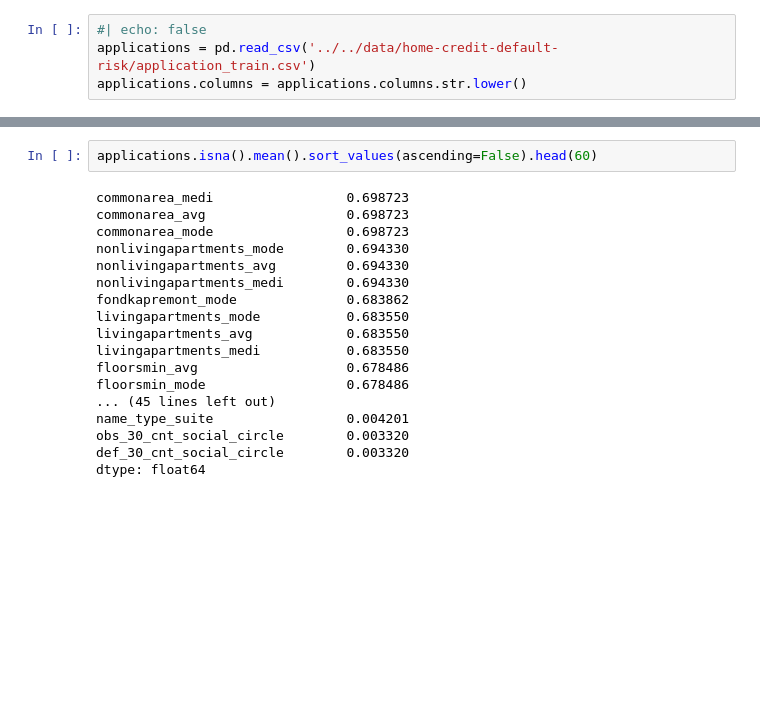
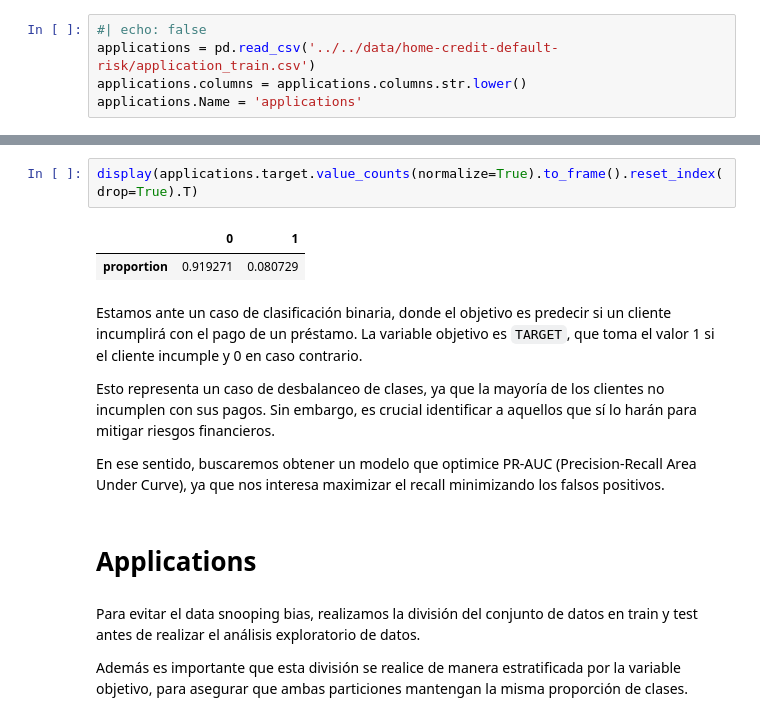
Before and after one commit to mellamanelpoeta/home_credit_risk_default, a Jupyter notebook: src/eda/eda.ipynb, the cells around one changed output, grey strips where cells are left out. Cells and saved outputs as stored; diff of their text form; blank space fills up the shorter version.

```diff
--- a/src/eda/eda.ipynb
+++ b/src/eda/eda.ipynb
@@ -34,4 +34,5 @@ eda.html   eda.ipynb  eda_files/
 #| echo: false
 applications = pd.read_csv('../../data/home-credit-default-risk/application_train.csv')
 applications.columns = applications.columns.str.lower()
+applications.Name = 'applications'
 # %% [markdown]
@@ -150,20 +44,17 @@ Proportions z-test: z = 17.13291630212284 , p = 8.432004662709859e-66
-# %%
-applications.isna().mean().sort_values(ascending=False).head(60)
-# %% [output]
-commonarea_medi                 0.698723
-commonarea_avg                  0.698723
-commonarea_mode                 0.698723
-nonlivingapartments_mode        0.694330
-nonlivingapartments_avg         0.694330
-nonlivingapartments_medi        0.694330
-fondkapremont_mode              0.683862
-livingapartments_mode           0.683550
-livingapartments_avg            0.683550
-livingapartments_medi           0.683550
-floorsmin_avg                   0.678486
-floorsmin_mode                  0.678486
-... (45 lines left out)
-name_type_suite                 0.004201
-obs_30_cnt_social_circle        0.003320
-def_30_cnt_social_circle        0.003320
-dtype: float64
+# %%
+display(applications.target.value_counts(normalize=True).to_frame().reset_index(drop=True).T)
+# %% [output]
+|  | 0 | 1 |
+| proportion | 0.919271 | 0.080729 |
+# %% [markdown]
+Estamos ante un caso de clasificación binaria, donde el objetivo es predecir si un cliente incumplirá con el pago de un préstamo. La variable objetivo es `TARGET`, que toma el valor 1 si el cliente incumple y 0 en caso contrario.
+
+Esto representa un caso de desbalanceo de clases, ya que la mayoría de los clientes no incumplen con sus pagos. Sin embargo, es crucial identificar a aquellos que sí lo harán para mitigar riesgos financieros.
+
+En ese sentido, buscaremos obtener un modelo que optimice PR-AUC (Precision-Recall Area Under Curve), ya que nos interesa maximizar el recall minimizando los falsos positivos.
+# %% [markdown]
+# Applications
+# %% [markdown]
+Para evitar el data snooping bias, realizamos la división del conjunto de datos en train y test antes de realizar el análisis exploratorio de datos.
+
+Además es importante que esta división se realice de manera estratificada por la variable objetivo, para asegurar que ambas particiones mantengan la misma proporción de clases.
```
Also changed, not shown: parts of 16 cells of this notebook, 1 other file.
